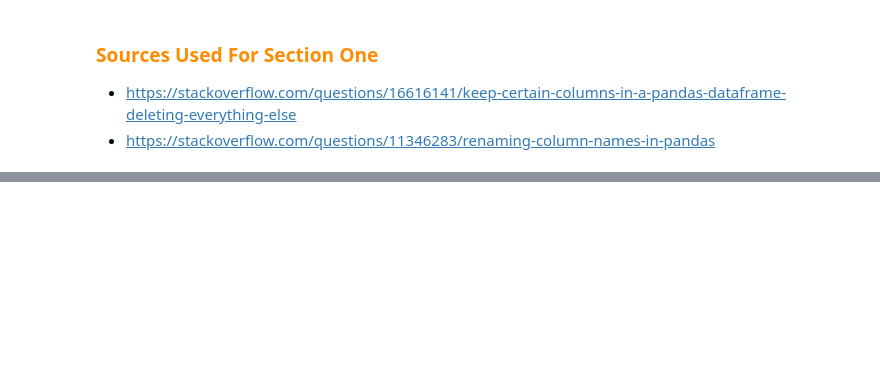
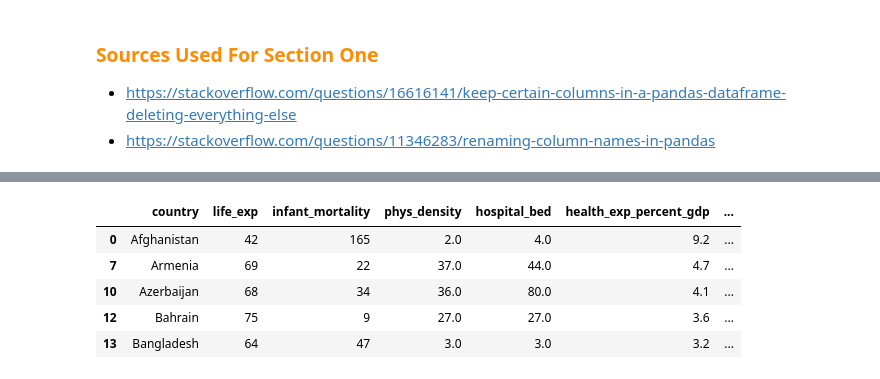
Before and after one commit to chowdhuryj-github/DataScienceDataAnalysis, a Jupyter notebook: wk_06/lab/Lab_5_JIC.ipynb, the cells around one changed output, grey strips where cells are left out. Cells and saved outputs as stored; diff of their text form; code cells hidden in the pictures; blank space fills up the shorter version.

```diff
--- a/wk_06/lab/Lab_5_JIC.ipynb
+++ b/wk_06/lab/Lab_5_JIC.ipynb
@@ -138,0 +300,13 @@ new_who_df
+# %%
+# filtering out the rows that have the regionname set as Asia
+asia_df = new_who_df[new_who_df['regionname'] == "Asia"]
+
+# displaying the data frame with just the top 5
+asia_df.head(5)
+# %% [output]
+|  | country | life_exp | infant_mortality | phys_density | hospital_bed | health_exp_percent_gdp | ... |
+| 0 | Afghanistan | 42 | 165 | 2.0 | 4.0 | 9.2 | ... |
+| 7 | Armenia | 69 | 22 | 37.0 | 44.0 | 4.7 | ... |
+| 10 | Azerbaijan | 68 | 34 | 36.0 | 80.0 | 4.1 | ... |
+| 12 | Bahrain | 75 | 9 | 27.0 | 27.0 | 3.6 | ... |
+| 13 | Bangladesh | 64 | 47 | 3.0 | 3.0 | 3.2 | ... |
```
Also changed, not shown: parts of 18 cells of this notebook.
